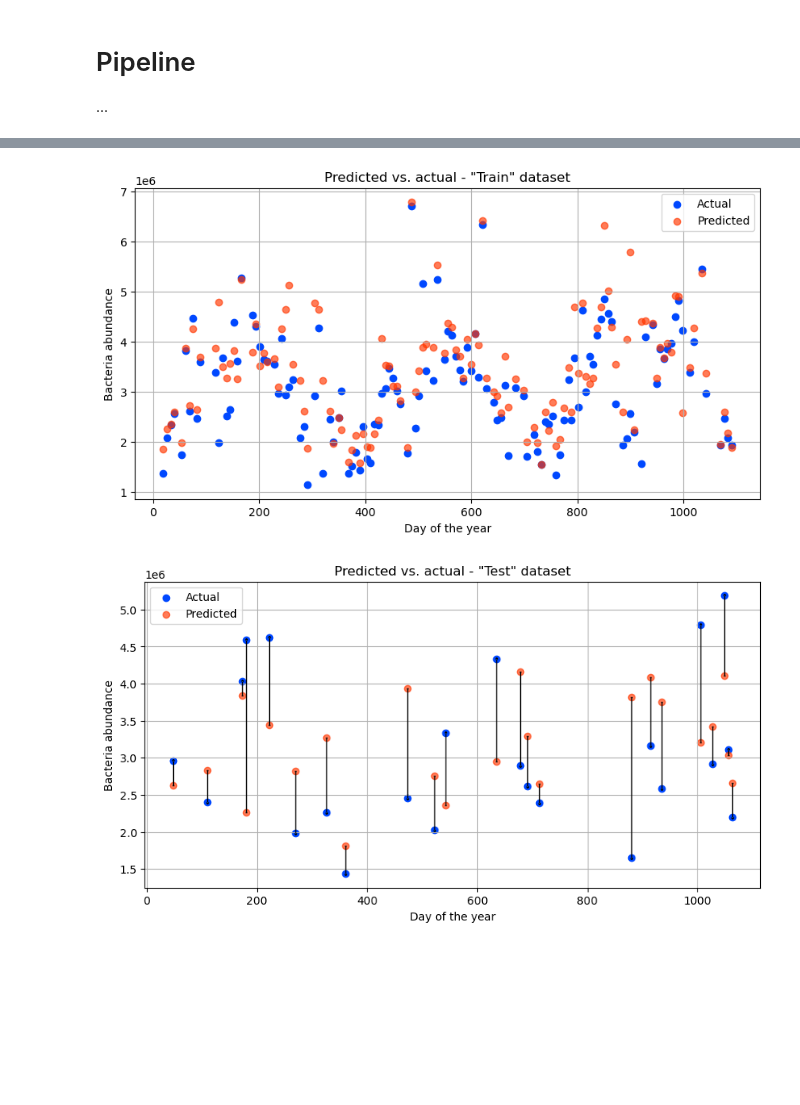
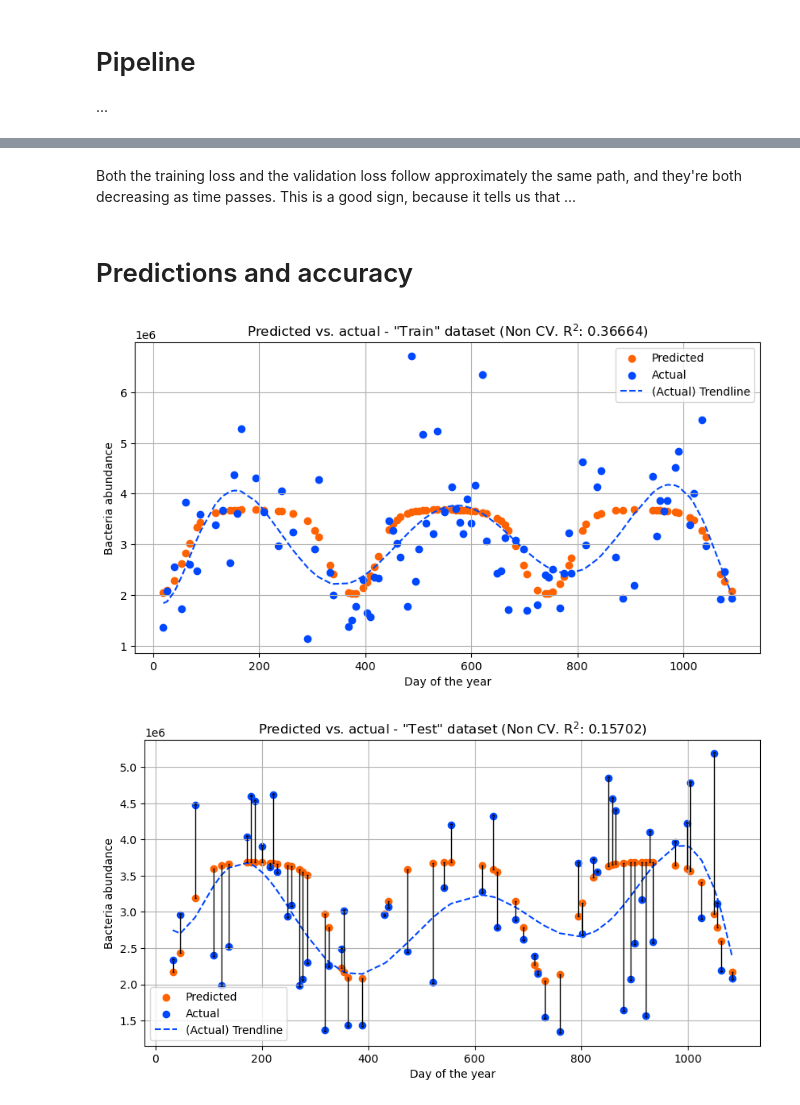
Before and after one commit to jonassterud/OCES5303_A2, a Jupyter notebook: ass2_oces5303_21335836.ipynb, the cells around one changed output, grey strips where cells are left out. Cells and saved outputs as stored; diff of their text form; code cells hidden in the pictures; blank space fills up the shorter version.

```diff
--- a/ass2_oces5303_21335836.ipynb
+++ b/ass2_oces5303_21335836.ipynb
@@ -163,11 +161,11 @@ Finally, to get a totally unbiased performance metric of our final model, we'll
 </p>
 # %%
-## Split data (85%, 15%)
+## Split data (60%, 40%)
 
 X = df.drop(columns = ["Bacteria_abundance"])
 y = df["Bacteria_abundance"]
 
-X_train, X_test, y_train, y_test = train_test_split(X, y, train_size = 0.85, random_state = seed)
+X_train, X_test, y_train, y_test = train_test_split(X, y, train_size = 0.60, random_state = seed)
 
 ## Combined train set (for visualization)
 
@@ -456,13 +452,3 @@ class Metrics:
 <p>
 ...
 </p>
-# %%
-pipeline = Pipeline([
-    # ("drop", t_drop.set_output(transform="pandas")),
-    ("cyclic", t_cyclic_spline.set_output(transform="pandas")),
-    ("scale", StandardScaler()),
-    ("tensors", t_tensors), # Need to call explicitly for y
-    ("regression", TransformedTargetRegressor(regressor=r_nn, transformer=StandardScaler())),
-])
-
-pipeline
@@ -507,0 +543,8 @@ R2: 0.52607
+# %%
+## Grid search
+
+cv = KFold(n_splits=3, shuffle=True, random_state=seed)
+gscv = GridSearchCV(pipeline, param_grid=params, scoring="r2", cv=cv, n_jobs=1, verbose=1)
+gscv = gscv.fit(X_train, t_tensors.transform(y_train).view(-1, 1))
+
+model = gscv.best_estimator_
@@ -510,39 +591,57 @@ R2: 0.52607
+# %% [markdown]
+<p>
+Both the training loss and the validation loss follow approximately the same path, and they're both decreasing as time passes. This is a good sign, because it tells us that ...
+</p>
+# %% [markdown]
+<h1>Predictions and accuracy</h1>
 # %%
 for (name, X, y) in [("Train", X_train, y_train), ("Test", X_test, y_test)]:
+    # Predict and calculate errors
     results_df = X.copy()
     results_df["target_actual"] = y.copy()
-    results_df["target_predicted"] = pipeline.predict(X)
+    results_df["target_predicted"] = model.predict(X)
     results_df["target_error"] = results_df["target_actual"] - results_df["target_predicted"]
     results_df["uplims"] = list(map(lambda v: int(v < 0), results_df["target_error"]))
     results_df["lolims"] = list(map(lambda v: int(v > 0), results_df["target_error"]))
     results_df["target_error_scaled"] = list(map(lambda v: np.abs(v), results_df["target_error"]))
     results_df = results_df.sort_values(by="YearDay")
 
+    # Actual/predicted points
     plt.figure(figsize=(10, 5))
-    plt.scatter(results_df["YearDay"], results_df["target_actual"], color="#0048FF", label="Actual")
-    plt.scatter(results_df["YearDay"], results_df["target_predicted"], color="#FF3700A7", label="Predicted")
+    plt.scatter(results_df["YearDay"], results_df["target_predicted"], color=RED, label="Predicted")
+    plt.scatter(results_df["YearDay"], results_df["target_actual"], color=BLUE, label="Actual")
+
+    # Actual trendline
+    poly = np.poly1d(np.polyfit(results_df["YearDay"], results_df["target_actual"], 8))
+    plt.plot(results_df["YearDay"], poly(results_df["YearDay"]), c=BLUE, ls="--", label="(Actual) Trendline")
 
     if (name == "Test"):
+        # Error bars
         plt.errorbar(
             results_df["YearDay"], results_df["target_predicted"],
             yerr=results_df["target_error_scaled"],
             uplims=results_df["uplims"],
             lolims=results_df["lolims"],
             fmt=" ",
             ecolor="black",
             capsize=1,
             elinewidth=1
         )
 
+    # Get metrics
+    metrics = Metrics(model, X, t_tensors.transform(y).view(-1, 1), cross_validated=False)
+    r2 = filter(lambda kv: kv[0] == "R2", metrics._metrics).__next__()[1]
+
+    # Misc.
     plt.xlabel("Day of the year")
     plt.ylabel("Bacteria abundance")
     plt.legend()
-    plt.title(f"Predicted vs. actual - \"{name}\" dataset")
+    plt.title(f"Predicted vs. actual - \"{name}\" dataset (Non CV. R$^2$: {r2:.5f})")
     plt.grid()
     plt.show()
 # %% [output]
-[figure, old version]
+[figure, new version]
-[figure, old version]
+[figure, new version]
 # %% [markdown]
 <h1>References</h1>
 
```
Also changed, not shown: parts of 23 cells of this notebook.
